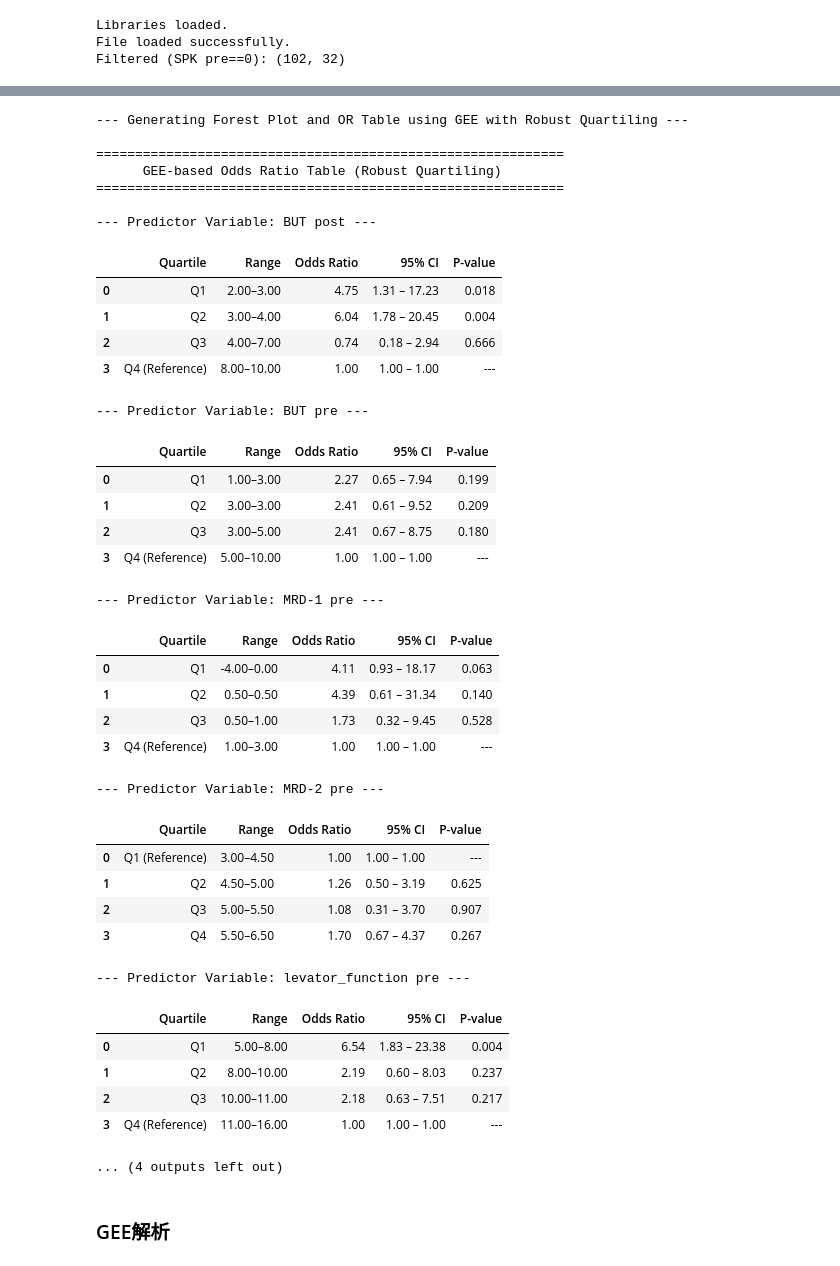
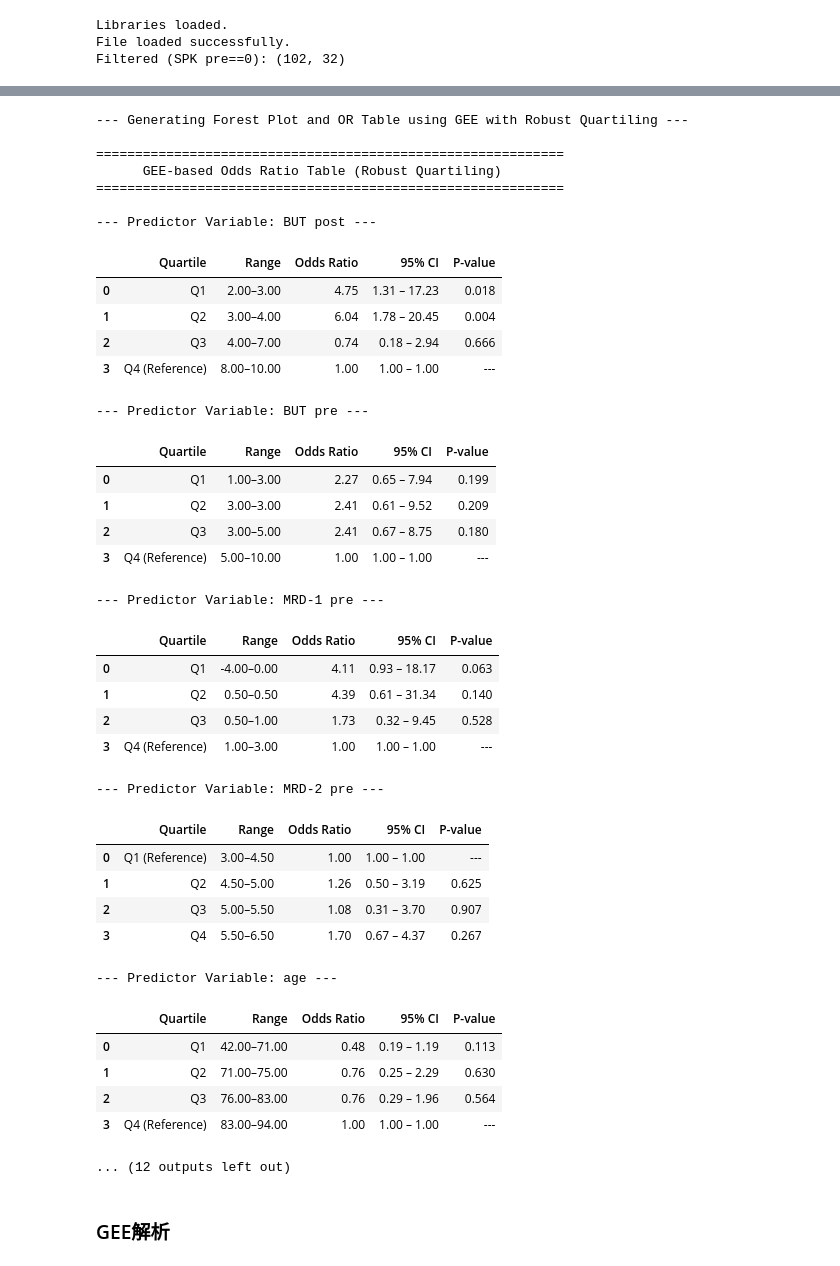
Before and after one commit to ykitaguchi77/statistics_for_articles, a Jupyter notebook: Blepharoptosis_dryeye_20250701.ipynb, the cells around one changed output, grey strips where cells are left out. Cells and saved outputs as stored; diff of their text form; code cells hidden in the pictures.

```diff
--- a/Blepharoptosis_dryeye_20250701.ipynb
+++ b/Blepharoptosis_dryeye_20250701.ipynb
@@ -102,8 +102,9 @@ else:
 # ===============================
 print("\n--- Generating Forest Plot and OR Table using GEE with Robust Quartiling ---")
 # 解析対象とする連続変数
-predictors = ["MRD-1 pre", "ΔMRD-1", "BUT pre", "BUT post", "levator_function pre", "MRD-2 pre"]
+predictors = ["age", SEX_COL, "MRD-1 pre", "ΔMRD-1", "BUT pre", "BUT post", "levator_function pre", "MRD-2 pre", "点眼薬 pre", "点眼薬 post"]
 forest_data_gee = []
+
 
 for var in predictors:
     # GEE解析に必要な列（ID, 目的変数, 説明変数）を抽出し、欠損値を持つ行を削除
@@ -215,39 +216,39 @@ Filtered (SPK pre==0): (102, 32)
 
 ============================================================
       GEE-based Odds Ratio Table (Robust Quartiling)
 ============================================================
 
 --- Predictor Variable: BUT post ---
 |  | Quartile | Range | Odds Ratio | 95% CI | P-value |
 | 0 | Q1 | 2.00–3.00 | 4.75 | 1.31 – 17.23 | 0.018 |
 | 1 | Q2 | 3.00–4.00 | 6.04 | 1.78 – 20.45 | 0.004 |
 | 2 | Q3 | 4.00–7.00 | 0.74 | 0.18 – 2.94 | 0.666 |
 | 3 | Q4 (Reference) | 8.00–10.00 | 1.00 | 1.00 – 1.00 | --- |
 --- Predictor Variable: BUT pre ---
 |  | Quartile | Range | Odds Ratio | 95% CI | P-value |
 | 0 | Q1 | 1.00–3.00 | 2.27 | 0.65 – 7.94 | 0.199 |
 | 1 | Q2 | 3.00–3.00 | 2.41 | 0.61 – 9.52 | 0.209 |
 | 2 | Q3 | 3.00–5.00 | 2.41 | 0.67 – 8.75 | 0.180 |
 | 3 | Q4 (Reference) | 5.00–10.00 | 1.00 | 1.00 – 1.00 | --- |
 --- Predictor Variable: MRD-1 pre ---
 |  | Quartile | Range | Odds Ratio | 95% CI | P-value |
 | 0 | Q1 | -4.00–0.00 | 4.11 | 0.93 – 18.17 | 0.063 |
 | 1 | Q2 | 0.50–0.50 | 4.39 | 0.61 – 31.34 | 0.140 |
 | 2 | Q3 | 0.50–1.00 | 1.73 | 0.32 – 9.45 | 0.528 |
 | 3 | Q4 (Reference) | 1.00–3.00 | 1.00 | 1.00 – 1.00 | --- |
 --- Predictor Variable: MRD-2 pre ---
 |  | Quartile | Range | Odds Ratio | 95% CI | P-value |
 | 0 | Q1 (Reference) | 3.00–4.50 | 1.00 | 1.00 – 1.00 | --- |
 | 1 | Q2 | 4.50–5.00 | 1.26 | 0.50 – 3.19 | 0.625 |
 | 2 | Q3 | 5.00–5.50 | 1.08 | 0.31 – 3.70 | 0.907 |
 | 3 | Q4 | 5.50–6.50 | 1.70 | 0.67 – 4.37 | 0.267 |
---- Predictor Variable: levator_function pre ---
+--- Predictor Variable: age ---
 |  | Quartile | Range | Odds Ratio | 95% CI | P-value |
-| 0 | Q1 | 5.00–8.00 | 6.54 | 1.83 – 23.38 | 0.004 |
-| 1 | Q2 | 8.00–10.00 | 2.19 | 0.60 – 8.03 | 0.237 |
-| 2 | Q3 | 10.00–11.00 | 2.18 | 0.63 – 7.51 | 0.217 |
-| 3 | Q4 (Reference) | 11.00–16.00 | 1.00 | 1.00 – 1.00 | --- |
+| 0 | Q1 | 42.00–71.00 | 0.48 | 0.19 – 1.19 | 0.113 |
+| 1 | Q2 | 71.00–75.00 | 0.76 | 0.25 – 2.29 | 0.630 |
+| 2 | Q3 | 76.00–83.00 | 0.76 | 0.29 – 1.96 | 0.564 |
+| 3 | Q4 (Reference) | 83.00–94.00 | 1.00 | 1.00 – 1.00 | --- |
-... (4 outputs left out)
+... (12 outputs left out)
 # %% [markdown]
 ### GEE解析
 # %%
```
Also changed, not shown: parts of 1 cell of this notebook.
